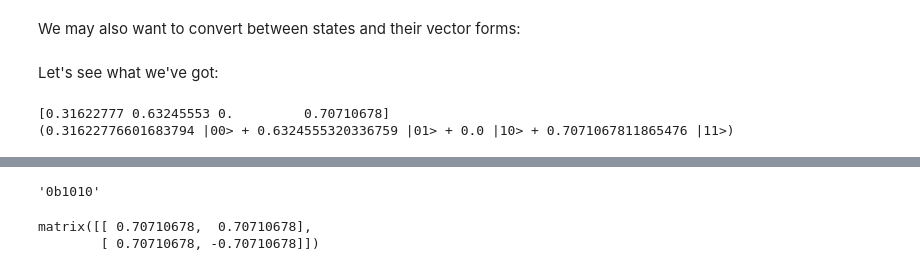
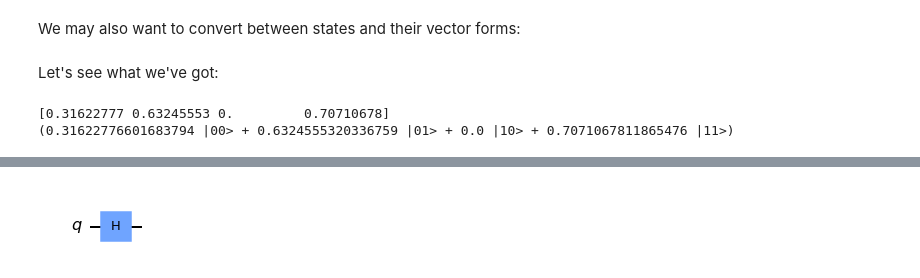
Before and after one commit to yu-yiming/ComputationalPhysics, a Jupyter notebook: Quantum Computing/quantum_computing.ipynb, the cells around one changed output, grey strips where cells are left out. Drawn from its saved outputs; the diff is of its cells as text; code cells hidden in the pictures.

```diff
--- a/Quantum Computing/quantum_computing.ipynb
+++ b/Quantum Computing/quantum_computing.ipynb
@@ -267,4 +233,0 @@ We can simulate these gates by defining functions:
-# %%
-bin(10)
-# %% [output]
-'0b1010'
@@ -273,5 +233,0 @@ H = numpy.matrix([[1, 1], [1, -1]]) / numpy.sqrt(2)
-# %%
-H
-# %% [output]
-matrix([[ 0.70710678,  0.70710678],
-        [ 0.70710678, -0.70710678]])
@@ -280,0 +234,4 @@ def P(theta):
+# %%
+draw_hadamard_gate() # defined at the end of the notebook
+# %% [output]
+[figure, added]
```
Also changed, not shown: parts of 68 cells of this notebook.
